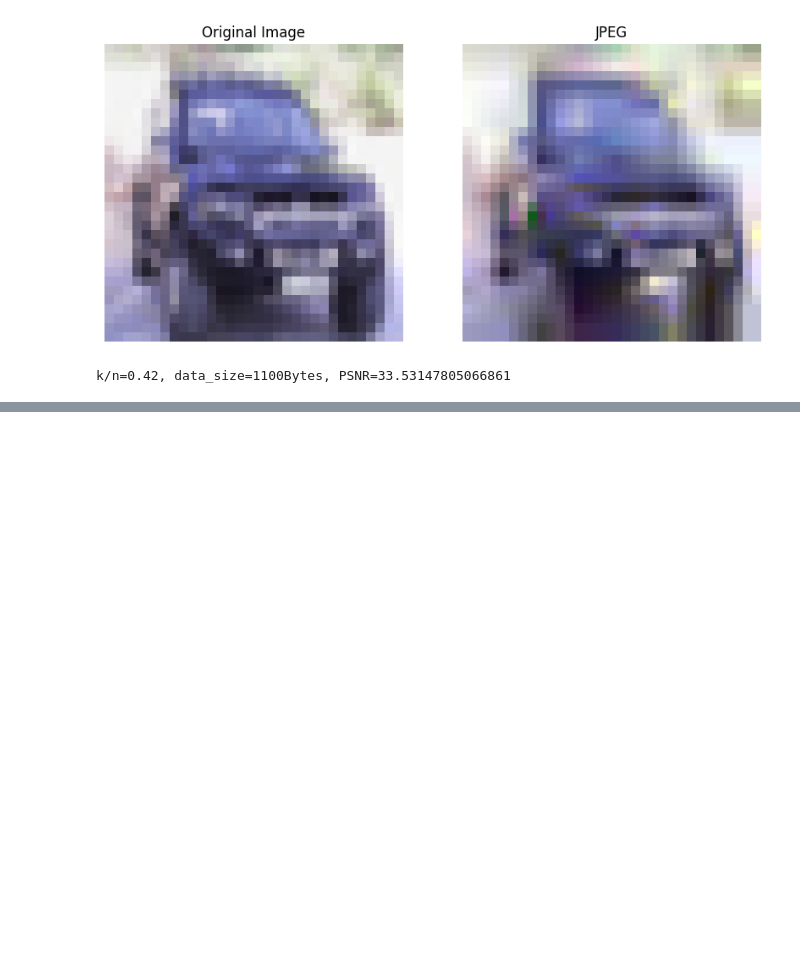
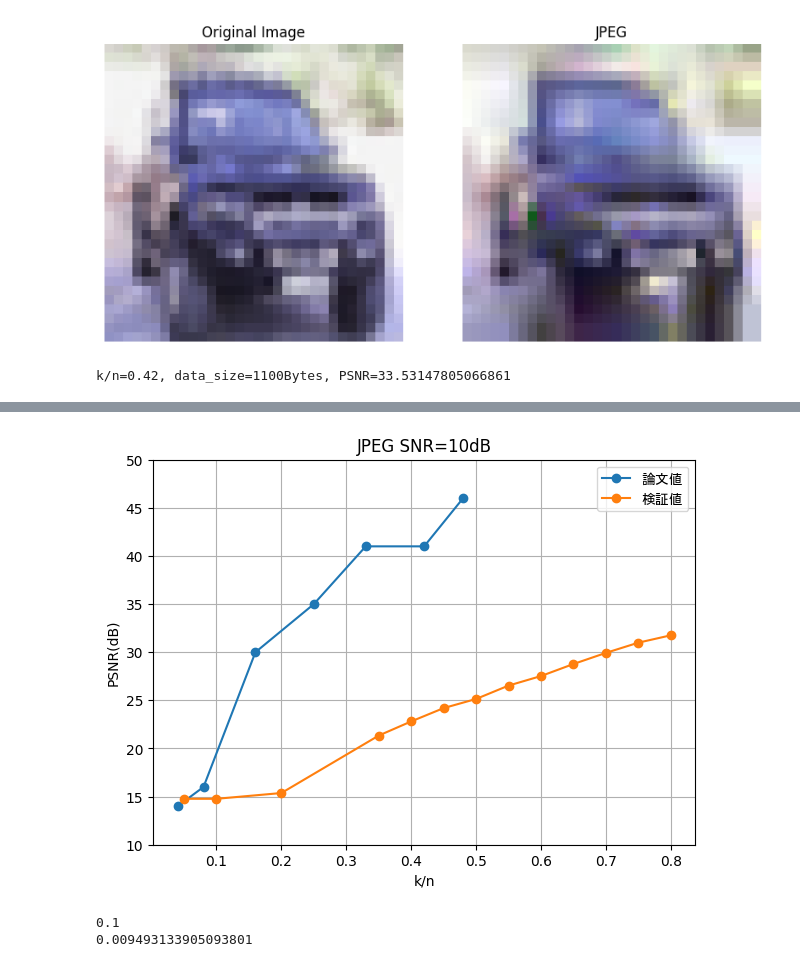
Before and after one commit to Omi031/DeepJSCC_for_Wireless_Image_Transmission, a Jupyter notebook: JPEG.ipynb, the cells around one changed output, grey strips where cells are left out. Drawn from its saved outputs; the diff is of its cells as text; code cells hidden in the pictures; blank space fills up the shorter version.

```diff
--- a/JPEG.ipynb
+++ b/JPEG.ipynb
@@ -631,7 +618,7 @@ SNR = 20
 k_n = 0.42
 C = np.log2(1+SNR)
 R_max = k_n*C
-data_size_max = 1100
+data_size_max = n*R_max/8
 
 
 def get_jpeg_size(img, quality):
@@ -647,6 +634,15 @@ def jpeg_compression(img, quality):
   jpeg = cv2.cvtColor(jpeg, cv2.COLOR_BGR2RGB)  # change clolor from BGR to RGB
   return jpeg
 
+def img_destruction(img):
+  img_shape = img.shape
+  dest = np.zeros(img_shape)
+  mean = np.zeros(img_shape[2])
+  for i in range(img_shape[2]):
+    mean = statistics.mean(img[:,:,i])
+    dest[:,:,i] = np.full(img_shape[:2], mean)
+  return dest
+
 data_size_list = []
 data_size_avg = []
 quality = np.arange(100, -1, -1)
@@ -661,9 +657,11 @@ for img in tqdm.tqdm(org_img):
     if data_size < data_size_max:
       data_size_list.append(data_size)
       jpeg = jpeg_compression(img, q)
-      jpeg_list.append(jpeg)
-      psnr.append(peak_signal_noise_ratio(img, jpeg, data_range=255))
       break
+    elif q == quality[-1]:
+      jpeg = img_destruction(img)
+  jpeg_list.append(jpeg)
+  psnr.append(peak_signal_noise_ratio(img, jpeg, data_range=255))
 
 
 psnr_avg = statistics.mean(psnr)
@@ -673,0 +842,38 @@ k/n=0.42, data_size=1100Bytes, PSNR=33.53147805066861
+# %%
+k_n_list_c = [0.04, 0.08, 0.16, 0.25, 0.33, 0.42, 0.48]
+# psnr_avg_list_c = [14, 14, 29, 33, 35]
+# psnr_avg_list_c = [14, 14, 14, 14, 14]
+psnr_avg_list_c = [14, 16, 30, 35, 41, 41, 46]
+
+fig = plt.figure(figsize=(7,5))
+axes = fig.add_subplot(1,1,1, title='JPEG SNR=10dB', xlabel='k/n', ylabel='PSNR(dB)')
+
+axes.plot(k_n_list_c, psnr_avg_list_c, '-', marker='o')
+axes.plot(k_n_list, psnr_avg_list, '-', marker='o')
+
+axes.legend(['論文値', '検証値'], prop={"family":"MS Gothic"})
+axes.set_ylim([10,50])
+
+plt.grid()
+
+
+plt.show()
+# %% [output]
+[figure, added]
+# %%
+import numpy as np
+
+SNR = 20
+P = 1
+scale = np.sqrt(P/10**(SNR/10))
+n = 32*32*3
+sigma_2 = 0
+for i in range(n):
+  sigma_2 += (np.random.normal(loc=0, scale=scale))**2
+
+sigma_2 = sigma_2/n
+print(scale)
+print(sigma_2)
+# %% [output]
+0.1
+0.009493133905093801
```
Also changed, not shown: parts of 3 cells of this notebook, 3 other files.
